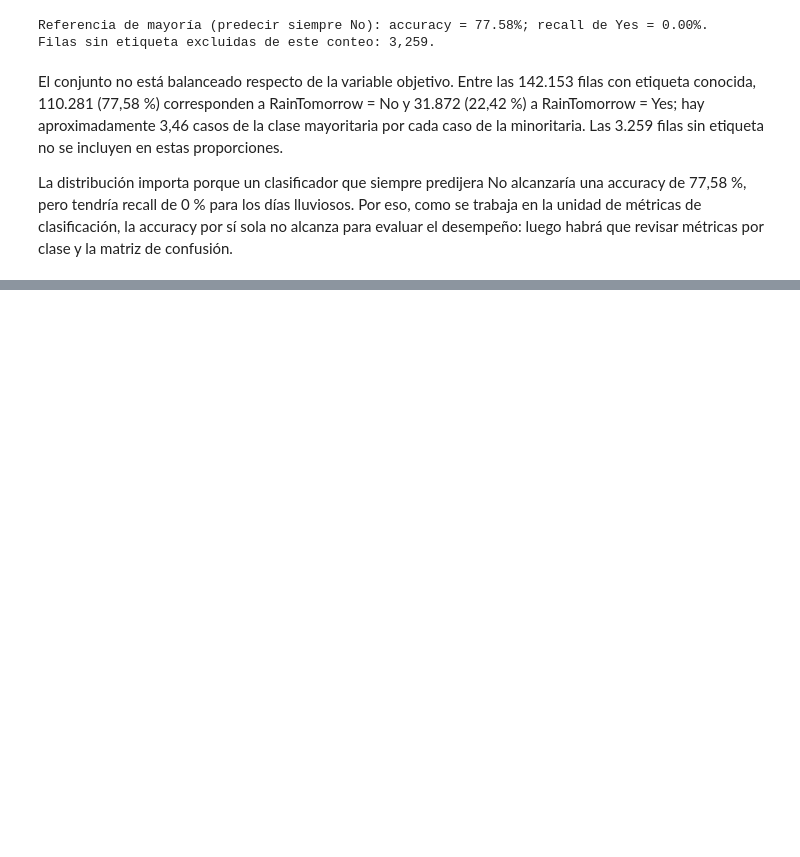
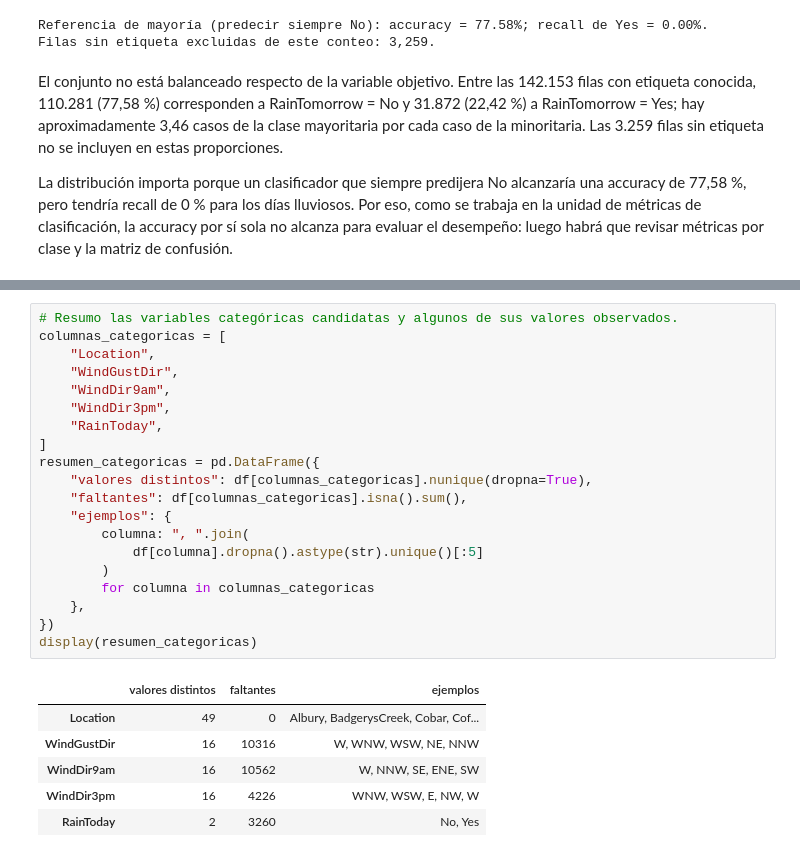
Before and after one commit to V1DR1K/AA1-TUIA-Colombo-Ayala-Ibarbia, a Jupyter notebook: TP-clasificacion-AA1.ipynb, the cells around one changed output, grey strips where cells are left out. Saved outputs shown, nothing was run; the diff lists cells and outputs as text; blank space fills up the shorter version.

```diff
--- a/TP-clasificacion-AA1.ipynb
+++ b/TP-clasificacion-AA1.ipynb
@@ -288,0 +293,27 @@ La distribución importa porque un clasificador que siempre predijera No alcanza
+# %%
+# Resumo las variables categóricas candidatas y algunos de sus valores observados.
+columnas_categoricas = [
+    "Location",
+    "WindGustDir",
+    "WindDir9am",
+    "WindDir3pm",
+    "RainToday",
+]
+resumen_categoricas = pd.DataFrame({
+    "valores distintos": df[columnas_categoricas].nunique(dropna=True),
+    "faltantes": df[columnas_categoricas].isna().sum(),
+    "ejemplos": {
+        columna: ", ".join(
+            df[columna].dropna().astype(str).unique()[:5]
+        )
+        for columna in columnas_categoricas
+    },
+})
+display(resumen_categoricas)
+# %% [output]
+|  | valores distintos | faltantes | ejemplos |
+| Location | 49 | 0 | Albury, BadgerysCreek, Cobar, Cof... |
+| WindGustDir | 16 | 10316 | W, WNW, WSW, NE, NNW |
+| WindDir9am | 16 | 10562 | W, NNW, SE, ENE, SW |
+| WindDir3pm | 16 | 4226 | WNW, WSW, E, NW, W |
+| RainToday | 2 | 3260 | No, Yes |
```
Also changed, not shown: parts of 2 cells of this notebook.
